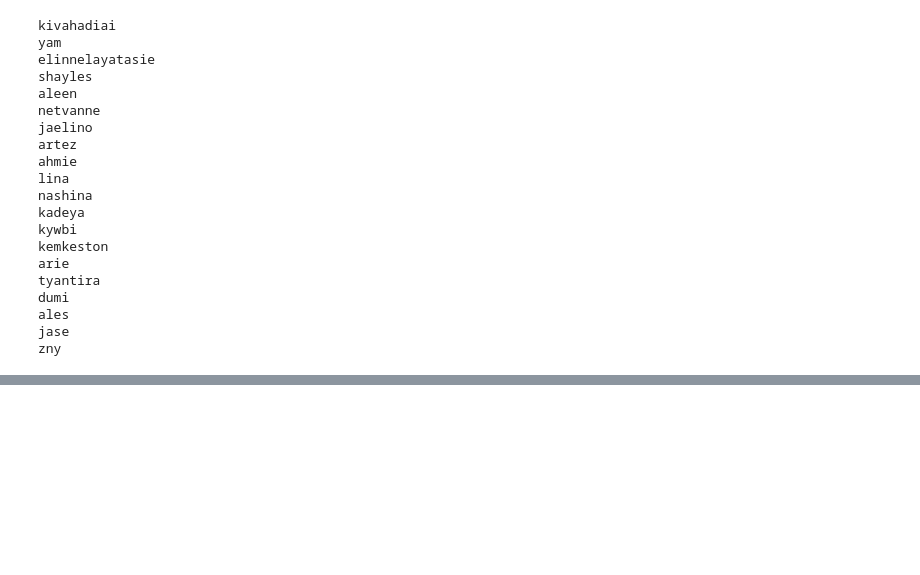
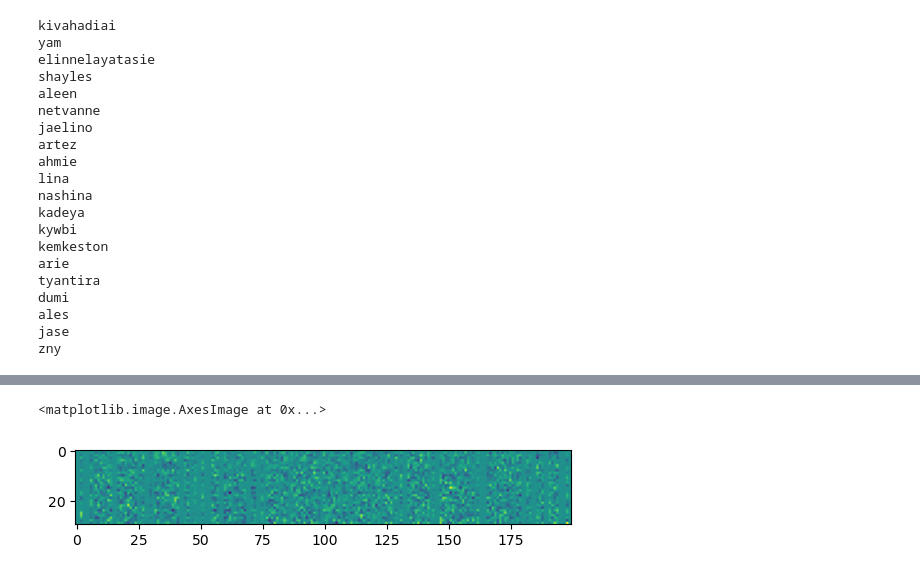
Before and after one commit to stkao05/makemore, a Jupyter notebook: mlp.ipynb, the cells around one changed output, grey strips where cells are left out. Saved outputs shown, nothing was run; the diff lists cells and outputs as text; code cells hidden in the pictures; blank space fills up the shorter version.

```diff
--- a/mlp.ipynb
+++ b/mlp.ipynb
@@ -323,0 +361,5 @@ forward(x_test, y_test, params, weight_decay=0):
+# %%
+plt.imshow(W1.detach().numpy())
+# %% [output]
+<matplotlib.image.AxesImage at 0x...>
+[figure, added]
```
Also changed, not shown: parts of 11 cells of this notebook.
